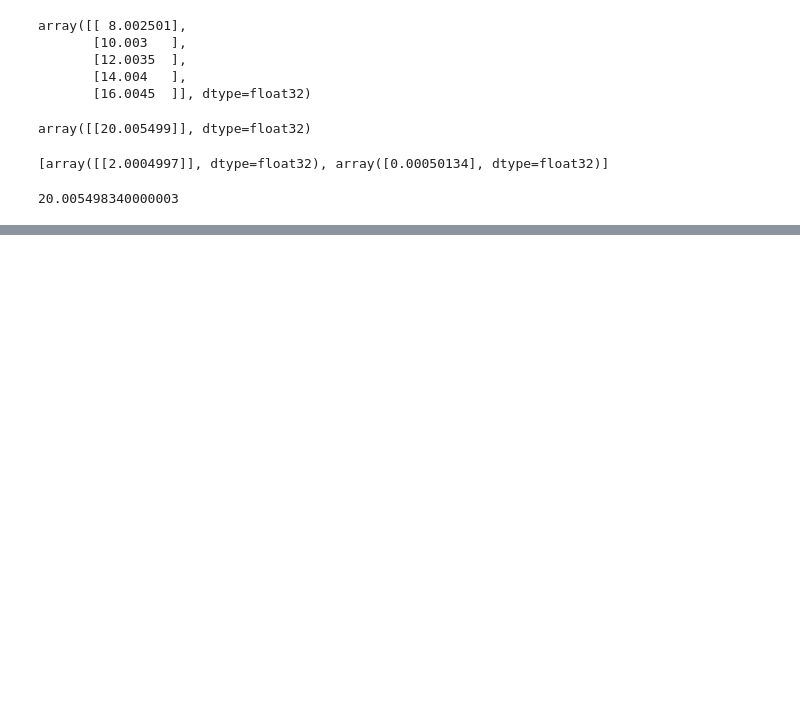
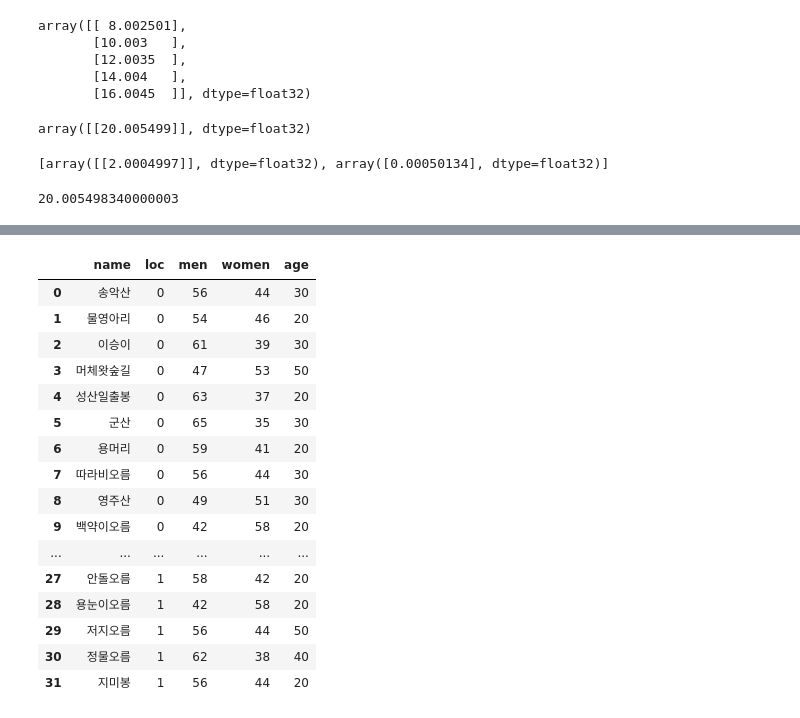
Before and after one commit to rosa2070/TensorFlow01_25, a Jupyter notebook: TensorFlow.ipynb, the cells around one changed output, grey strips where cells are left out. Saved outputs shown, nothing was run; the diff lists cells and outputs as text; code cells hidden in the pictures; blank space fills up the shorter version.

```diff
--- a/TensorFlow.ipynb
+++ b/TensorFlow.ipynb
@@ -130,0 +392,21 @@ model.get_weights()
+# %%
+df = pd.read_csv('오름데이터_csv.csv', encoding='utf-8')
+df
+# %% [output]
+|  | name | loc | men | women | age |
+| 0 | 송악산 | 0 | 56 | 44 | 30 |
+| 1 | 물영아리 | 0 | 54 | 46 | 20 |
+| 2 | 이승이 | 0 | 61 | 39 | 30 |
+| 3 | 머체왓숲길 | 0 | 47 | 53 | 50 |
+| 4 | 성산일출봉 | 0 | 63 | 37 | 20 |
+| 5 | 군산 | 0 | 65 | 35 | 30 |
+| 6 | 용머리 | 0 | 59 | 41 | 20 |
+| 7 | 따라비오름 | 0 | 56 | 44 | 30 |
+| 8 | 영주산 | 0 | 49 | 51 | 30 |
+| 9 | 백약이오름 | 0 | 42 | 58 | 20 |
+| ... | ... | ... | ... | ... | ... |
+| 27 | 안돌오름 | 1 | 58 | 42 | 20 |
+| 28 | 용눈이오름 | 1 | 42 | 58 | 20 |
+| 29 | 저지오름 | 1 | 56 | 44 | 50 |
+| 30 | 정물오름 | 1 | 62 | 38 | 40 |
+| 31 | 지미봉 | 1 | 56 | 44 | 20 |
```
Also changed, not shown: parts of 37 cells of this notebook.
